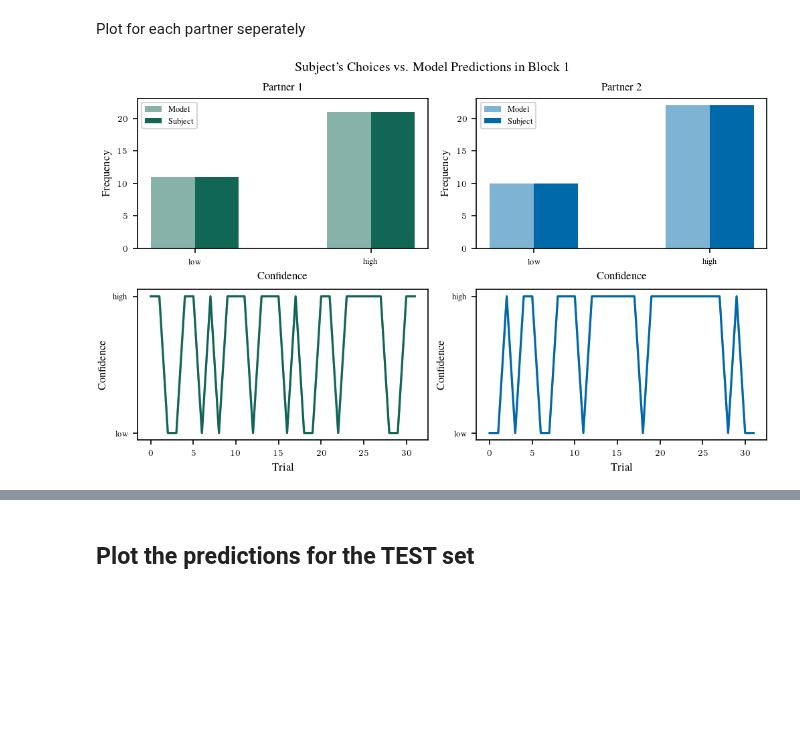
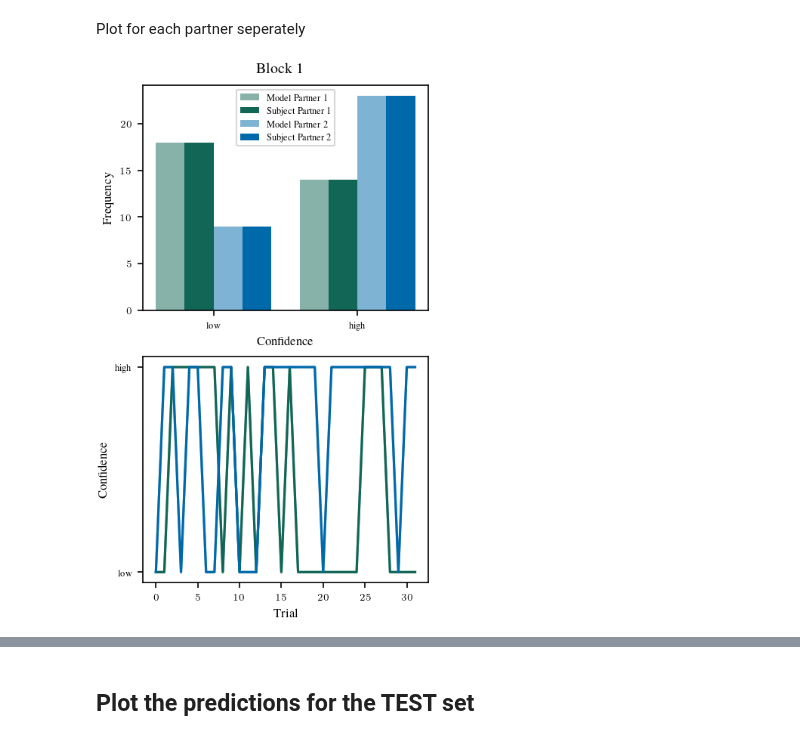
Before and after one commit to meikeoschmann/disRNN-conf-match, a Jupyter notebook: CogModelingRNNsTutorial/DisentangledRNNs_Meike.ipynb, the cells around one changed output, grey strips where cells are left out. Saved outputs shown, nothing was run; the diff lists cells and outputs as text; code cells hidden in the pictures; blank space fills up the shorter version.

Commit message:
different subject

```diff
--- a/CogModelingRNNsTutorial/DisentangledRNNs_Meike.ipynb
+++ b/CogModelingRNNsTutorial/DisentangledRNNs_Meike.ipynb
@@ -28,7 +28,8 @@ matDf = loadmat(data_dir)['data']
 df = pd.DataFrame(np.squeeze(np.array(matDf.tolist())).T, columns=matDf.dtype.names).drop(columns=['label','Spcorrect1', 'Spcorrect2', 'Snoise']).sort_values(by=['subject', 'trial'])
 
 # Define target and list of features from previous trial and current trial
-features_prev = ['type', 'theta', 'Pconfidence', 'Pacc', 'Sacc', 'select', 'Reward', 'Sconfidence']
+features_prev = ['type', 'theta', 'Pconfidence', 'Pacc', 'Sacc', 'Reward', 'Sconfidence']
+
 features_curr = ['type', 'theta', 'Sacc']
 target = ['Sconfidence']
 
@@ -41,7 +42,7 @@ data = SubjectData(
         categorical_theta=True)
 
 features = data.features_prev + data.features_curr
-subject = 8
+subject = 17
 data()
 # %% [output]
 |  | subject | block | trial | dtheta | type | Pchoice | Preport | Pacc | Schoice | Sreport | ... | ... |
@@ -89,7 +86,7 @@ def make_disrnn():
       update_mlp_shape = update_mlp_shape,
       choice_mlp_shape = choice_mlp_shape,
       target_size=target_size,
-      beta_scale=1)
+      beta_scale=2)
   return model
 
 def make_disrnn_eval():
@@ -100,7 +97,7 @@ def make_disrnn_eval():
           choice_mlp_shape = choice_mlp_shape,
           target_size=target_size,
           eval_mode=True,
-          beta_scale=1)
+          beta_scale=2)
   return model
 
 optimizer = optax.adam(learning_rate=1e-2)
@@ -170,4 +177,4 @@ xs, actual_choices = train._xs, train._ys # performance for the training or test
 n_trials_per_session, n_subjects = actual_choices.shape[:2]
 model_outputs, model_states = rnn_utils.eval_model(make_disrnn_eval, disrnn_params, xs)
 
-#model_outputs = jax.nn.softmax(model_outputs[:, :, :-1], axis=-1)  # Last entry is nans.
+model_outputs = jax.nn.softmax(model_outputs[:, :, :-1], axis=-1)  # Last entry is nans.
@@ -313,90 +280,66 @@ subject_choices_partner2_block2 = subject_choices_block2[mask_partner2_block2]
 subject_choices_partner1_block3 = subject_choices_block3[mask_partner1_block3]
 subject_choices_partner2_block3 = subject_choices_block3[mask_partner2_block3]
 # %%
-plt.rcParams.update(
-    bundles.icml2022(
-        column="full",
-        nrows=2,
-        ncols=2,
-        usetex=True,
-    )
-)
-plt.rcParams.update(figsizes.icml2022_full(nrows=2, ncols=2))
+plt.rcParams.update(figsizes.icml2022_full(nrows=2, ncols=1))
 
 ### BLOCK 1 ###
 
 # Plot the distribution of choices for each subject
 labels = ("low", "high")
 model_counts_partner1_block1 = (np.sum(model_choices_partner1_block1 == 0), np.sum(model_choices_partner1_block1 == 1))
 model_counts_partner2_block1 = (np.sum(model_choices_partner2_block1 == 0), np.sum(model_choices_partner2_block1 == 1))
 subject_counts_partner1_block1 = (np.sum(subject_choices_partner1_block1 == 0), np.sum(subject_choices_partner1_block1 == 1))
 subject_counts_partner2_block1 = (np.sum(subject_choices_partner2_block1 == 0), np.sum(subject_choices_partner2_block1 == 1))
 
 all_choices_partner1_block1 = {'Model': model_counts_partner1_block1, 'Subject': subject_counts_partner1_block1}
 all_choices_partner2_block1 = {'Model': model_counts_partner2_block1, 'Subject': subject_counts_partner2_block1}
 
+all_choices_block1 = {'Model Partner 1': model_counts_partner1_block1, 'Subject Partner 1': subject_counts_partner1_block1, 'Model Partner 2': model_counts_partner2_block1, 'Subject Partner 2': subject_counts_partner2_block1}
 x = np.arange(len(labels))  # the label locations
-width = 0.25  # the width of the bars
+width = 0.2  # the width of the bars
 multiplier = 0
 
-fig = plt.figure()
-fig.suptitle("Subject's Choices vs. Model Predictions in Block 1")
+fig = plt.figure(figsize=(3,5))
+fig.suptitle("Block 1", x=0.55)
 
-ax1 = plt.subplot(221)
+ax1 = plt.subplot(211)
 
-for identity, count in all_choices_partner1_block1.items():
+for identity, count in all_choices_block1.items():
     offset = width * multiplier
-    if identity == 'Model':
+    if identity == 'Model Partner 1':
         alpha = 0.5
-    else:
+        color = rgb.mps_green
+    elif identity == 'Model Partner 2':
+        alpha = 0.5
+        color = rgb.tue_blue
+    elif identity == 'Subject Partner 1':
         alpha = 1
-    rects = ax1.bar(x + offset, count, width, color=rgb.mps_green, alpha=alpha, label=identity)
+        color = rgb.mps_green
+    elif identity == 'Subject Partner 2':
+        alpha = 1
+        color = rgb.tue_blue
+
+    rects = ax1.bar(x + offset, count, width, color=color, alpha=alpha, label=identity)
     multiplier += 1
 
 ax1.set_ylabel('Frequency')
 ax1.set_xlabel('Confidence')
-ax1.set_title('Partner 1')
-ax1.set_xticks(x + width/2, labels)
+ax1.set_xticks(x + (1.5*width), labels)
 ax1.legend()
 
-ax2 = plt.subplot(222, sharey=ax1)
+ax2 = plt.subplot(212)
 
-multiplier = 0
-for identity, count in all_choices_partner2_block1.items():
-    offset = width * multiplier
-    if identity == 'Model':
-        alpha = 0.5
-    else:
-        alpha = 1
-    rects = ax2.bar(x + offset, count, width, color=rgb.tue_blue, alpha=alpha, label=identity)
-    multiplier += 1
-
-ax2.set_ylabel('Frequency')
-ax2.set_xlabel('Confidence')
-ax2.set_title('Partner 2')
-ax2.set_xticks(x + width/2, labels)
-ax2.legend()
-
-# Plot the choices across all trials
-ax3 = plt.subplot(223)
-ax3.plot(model_choices_partner1_block1, color=rgb.mps_green, alpha=0.5, label='Model Partner 1')
-ax3.plot(subject_choices_partner1_block1, color=rgb.mps_green, label='Subject Partner 1')
-ax3.set_xlabel('Trial')
-ax3.set_ylabel('Confidence')
-ax3.set_yticks([0,1], labels=['low', 'high'])
-
-
-ax4 = plt.subplot(224)
-ax4.plot(model_choices_partner2_block1, color=rgb.tue_blue, alpha=0.5, label='Model Partner 2')
-ax4.plot(subject_choices_partner2_block1, color=rgb.tue_blue, label='Subject Partner 2')
-ax4.set_xlabel('Trial')
-ax4.set_ylabel('Confidence')
-ax4.set_yticks([0,1], labels=['low', 'high'])
-
+ax2.plot(model_choices_partner1_block1, color=rgb.mps_green, alpha=0.5, label='Model Partner 1')
+ax2.plot(subject_choices_partner1_block1, color=rgb.mps_green, label='Subject Partner 1')
+ax2.plot(model_choices_partner2_block1, color=rgb.tue_blue, alpha=0.5, label='Model Partner 2')
+ax2.plot(subject_choices_partner2_block1, color=rgb.tue_blue, label='Subject Partner 2')
+ax2.set_xlabel('Trial')
+ax2.set_ylabel('Confidence')
+ax2.set_yticks([0,1], labels=['low', 'high'])
 
 plt.show()
 # %% [output]
-[figure, old version]
+[figure, new version]
 # %%
 ### BLOCK 2 ###
 
```
Also changed, not shown: parts of 15 cells of this notebook.
